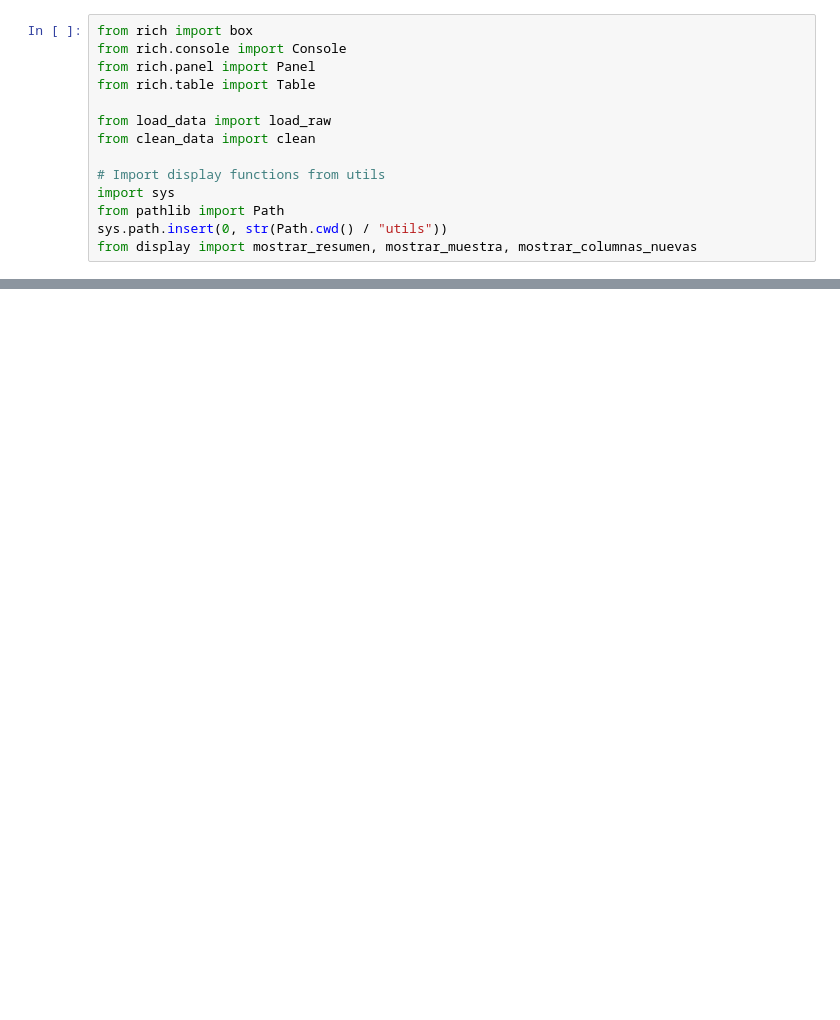
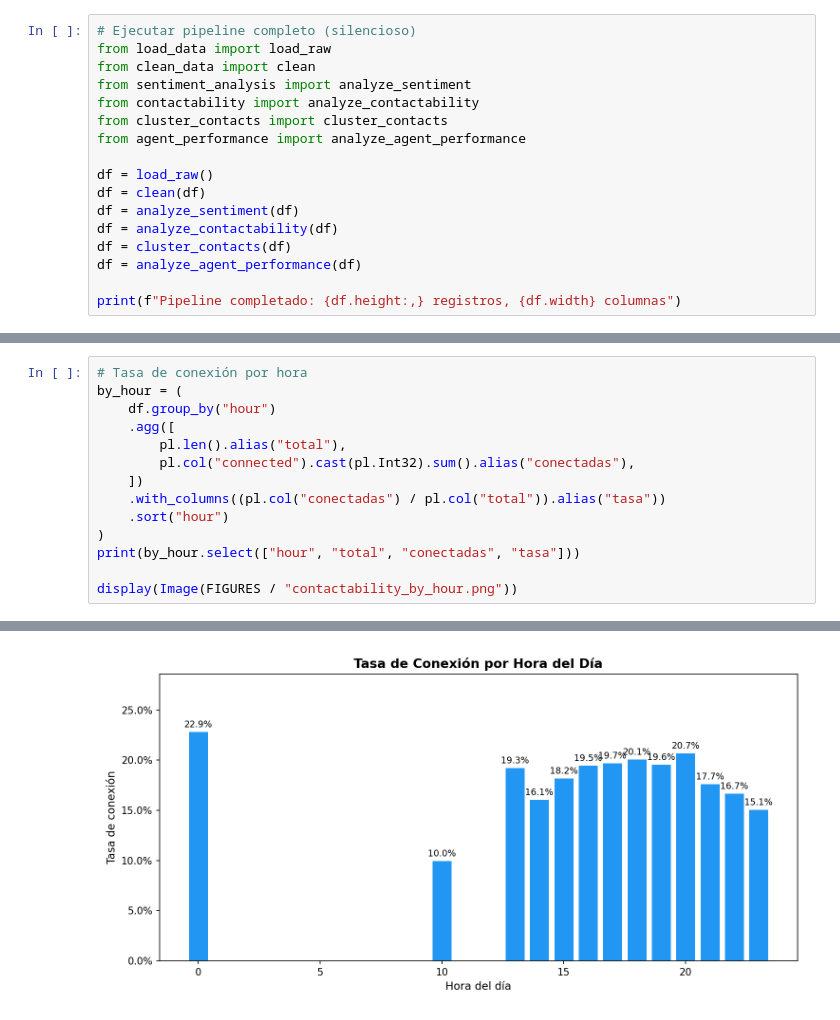
Before and after one commit to LotusZaheer/Yarvis-challenge, a Jupyter notebook: main.ipynb, the cells around one changed output, grey strips where cells are left out. Cells and saved outputs as stored; diff of their text form; blank space fills up the shorter version.

Commit message:
feat: implement K-Prototypes clustering (SOTA) and fix day_of_week + contactability visualizations

```diff
--- a/main.ipynb
+++ b/main.ipynb
@@ -14,14 +20,17 @@ sys.path.insert(0, str(Path.cwd() / "scripts"))
 # %%
-from rich import box
-from rich.console import Console
-from rich.panel import Panel
-from rich.table import Table
-
+# Ejecutar pipeline completo (silencioso)
 from load_data import load_raw
 from clean_data import clean
+from sentiment_analysis import analyze_sentiment
+from contactability import analyze_contactability
+from cluster_contacts import cluster_contacts
+from agent_performance import analyze_agent_performance
 
-# Import display functions from utils
-import sys
-from pathlib import Path
-sys.path.insert(0, str(Path.cwd() / "utils"))
-from display import mostrar_resumen, mostrar_muestra, mostrar_columnas_nuevas
+df = load_raw()
+df = clean(df)
+df = analyze_sentiment(df)
+df = analyze_contactability(df)
+df = cluster_contacts(df)
+df = analyze_agent_performance(df)
+
+print(f"Pipeline completado: {df.height:,} registros, {df.width} columnas")
@@ -100,0 +112,15 @@ shape: (73_487, 26)
+# %%
+# Tasa de conexión por hora
+by_hour = (
+    df.group_by("hour")
+    .agg([
+        pl.len().alias("total"),
+        pl.col("connected").cast(pl.Int32).sum().alias("conectadas"),
+    ])
+    .with_columns((pl.col("conectadas") / pl.col("total")).alias("tasa"))
+    .sort("hour")
+)
+print(by_hour.select(["hour", "total", "conectadas", "tasa"]))
+
+display(Image(FIGURES / "contactability_by_hour.png"))
+# %% [output]
@@ -100,0 +145 @@ shape: (73_487, 26)
+[figure, added]
```
Also changed, not shown: parts of 42 cells of this notebook, 4 other files.
